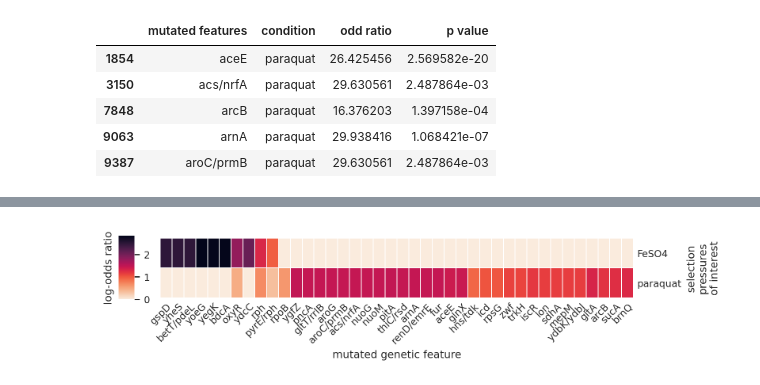
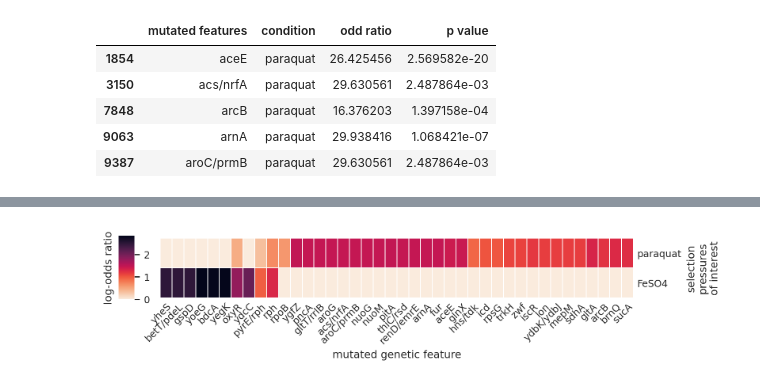
Before and after one commit to pvphaneuf/ros_tol_gdv, a Jupyter notebook: inspect_assocs.ipynb, the cells around one changed output, grey strips where cells are left out. Drawn from its saved outputs; the diff is of its cells as text; code cells hidden in the pictures.

```diff
--- a/inspect_assocs.ipynb
+++ b/inspect_assocs.ipynb
@@ -127,7 +79,8 @@ ros_assoc_gen_feat_cnt_df.head()
 import numpy as np
 
 
-assoc_mat_df = pd.DataFrame(0, columns=ros_assoc_gen_feat_cnt_d.keys(), index=set(assoc_gen_feat_df['condition']))
+# assoc_mat_df = pd.DataFrame(0, columns=ros_assoc_gen_feat_cnt_d.keys(), index=set(assoc_gen_feat_df['condition']))
+assoc_mat_df = pd.DataFrame(0, columns=assoc_gen_feat_df['mutated features'].unique(), index=set(assoc_gen_feat_df['condition']))
 for cond, row in assoc_mat_df.iterrows():
     for feat in row.index:
         df = mut_gen_cond_assoc_df[
@@ -155,40 +108,32 @@ assoc_mat_df
 # %%
 import seaborn as sns
-import matplotlib
 import matplotlib.pyplot as plt
 from mpl_toolkits.axes_grid1 import make_axes_locatable
 plt.rcParams["figure.dpi"] = 200
 sns.set_context("paper")
 sns.set_style("white")
 
-df = assoc_mat_df.copy()
+cm = sns.clustermap(
+    assoc_mat_df,
+    cmap="rocket_r", linewidth=0.1,
 
-cm = sns.clustermap(
-    df,
-    cmap="rocket_r", linewidth=0.1,
-    # figsize=(2 ,5.5),
     figsize=(8,2),
     cbar_kws={'label': 'log-odds ratio'},
-    xticklabels=1  # Forces yticklabels to be shown for all plot sizes
-    # yticklabels=1  # Forces yticklabels to be shown for all plot sizes
+    xticklabels=1
 )
 cm.ax_heatmap.tick_params(axis='y', which='both', length=0, rotation=0)
 cm.ax_heatmap.tick_params(axis='x', which='both', length=0,
-# pad=55
 )
 plt.setp(cm.ax_heatmap.get_xticklabels(), rotation=45, ha="right", rotation_mode="anchor")
-cm.ax_heatmap.set_xlabel('mutated genetic feature',
-# rotation=270,
-# labelpad=10
-)
+cm.ax_heatmap.set_xlabel('mutated genetic feature')
 cm.ax_heatmap.set_ylabel('selection\npressures\nof interest')
 
 cm.ax_col_dendrogram.set_visible(False)
 cm.ax_row_dendrogram.set_visible(False)
 
 cm.ax_cbar.set_position((0.14, 0.45, 0.025, 0.4))
 cm.ax_cbar.yaxis.set_label_position('left')
 plt.savefig("f3a.svg")
 plt.show()
 # %% [output]
-[figure, old version]
+[figure, new version]
```
Also changed, not shown: parts of 14 cells of this notebook.
